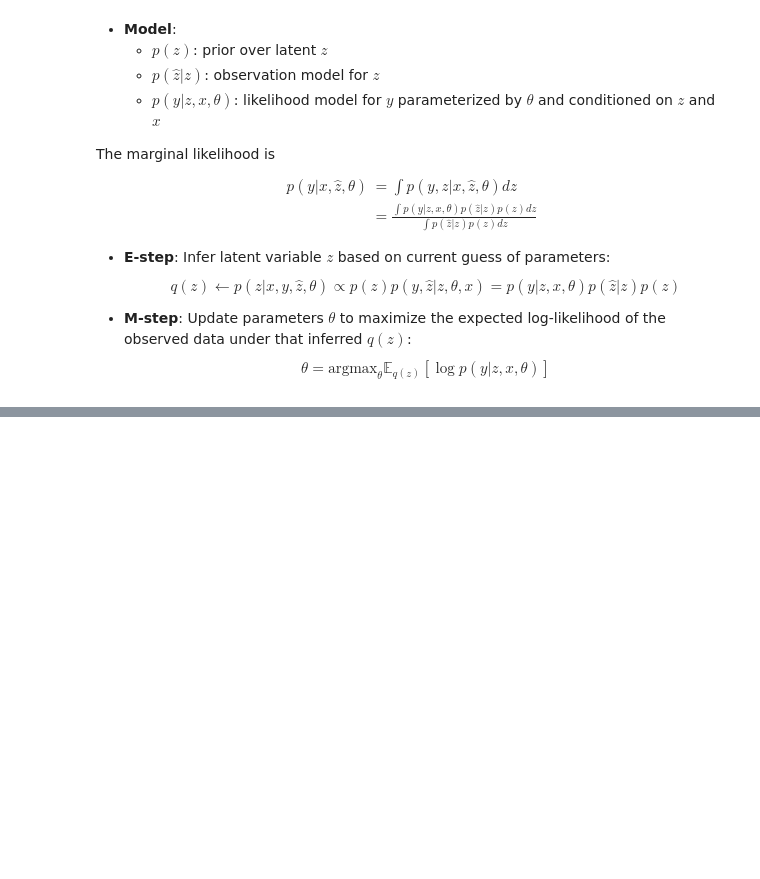
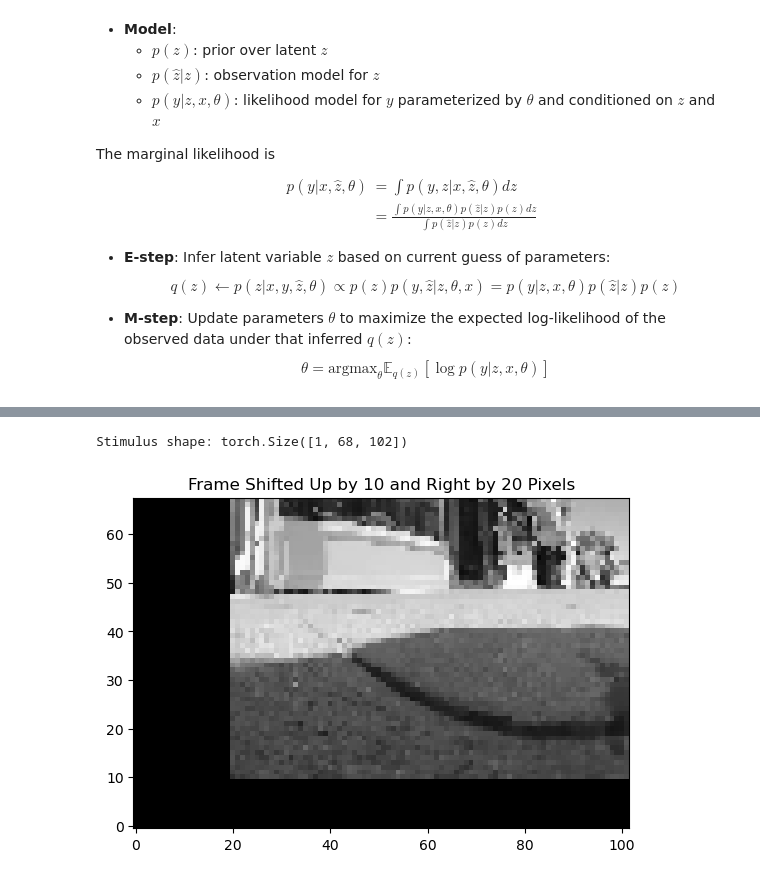
Before and after one commit to sunnyliu1220/latent-gaze, a Jupyter notebook: stats320_final_proj.ipynb, the cells around one changed output, grey strips where cells are left out. Cells and saved outputs as stored; diff of their text form; code cells hidden in the pictures; blank space fills up the shorter version.

```diff
--- a/stats320_final_proj.ipynb
+++ b/stats320_final_proj.ipynb
@@ -168,0 +177,9 @@ x = np.random.randn(5)
+# %%
+print("Stimulus shape:", stim[0].unsqueeze(0).shape)
+# %% [output]
+Stimulus shape: torch.Size([1, 68, 102])
+# %%
+# Shift this frame up by 10 pixels and right by 20 pixels and plot
+utils.plot_frame(utils.shift_stimulus(stim[0].unsqueeze(0), torch.tensor([10]), torch.tensor([20])).squeeze(), flip_y=True, title="Frame Shifted Up by 10 and Right by 20 Pixels")
+# %% [output]
+[figure, added]
```
Also changed, not shown: parts of 38 cells of this notebook, 4 other files.
